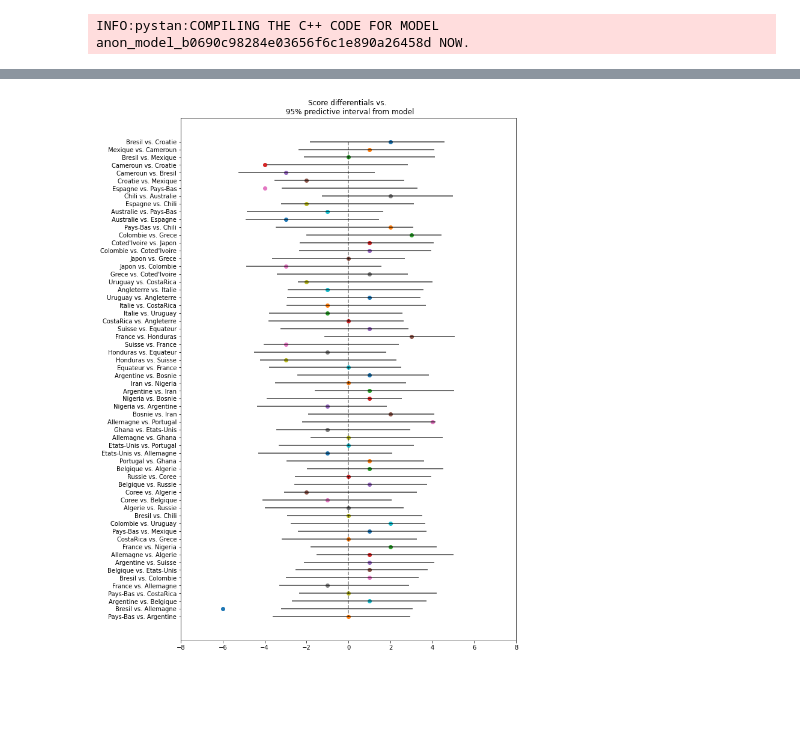
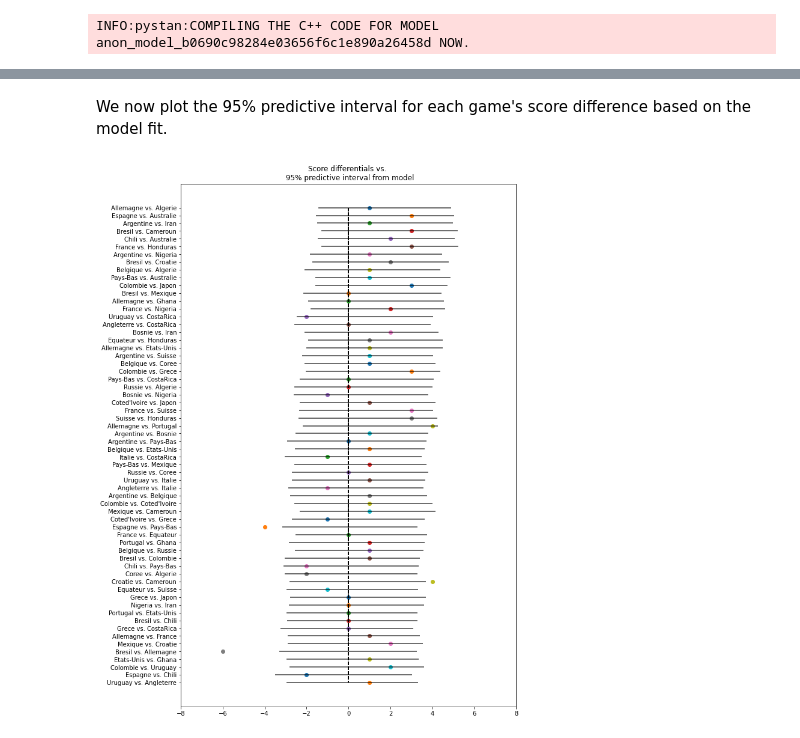
Before and after one commit to maw501/world-cup, a Jupyter notebook: world_cup/notebooks/fit_model.ipynb, the cells around one changed output, grey strips where cells are left out. Saved outputs shown, nothing was run; the diff lists cells and outputs as text; code cells hidden in the pictures; blank space fills up the shorter version.

Commit message:
update basic model fit to reflect prior ranking

```diff
--- a/world_cup/notebooks/fit_model.ipynb
+++ b/world_cup/notebooks/fit_model.ipynb
@@ -77,0 +76,4 @@ score_diffs = team_1_score - team_2_score
+# %%
+data["team_1_rank"] = data["team_1"].apply(lambda x: ranking_dict[x])
+data["team_2_rank"] = data["team_2"].apply(lambda x: ranking_dict[x])
+team_1_fave = data["team_1_rank"].values < data["team_2_rank"].values
@@ -77,0 +106,8 @@ score_diffs = team_1_score - team_2_score
+# %%
+data["abs_rank_diff"] = np.abs(
+    data["team_1_rank"].values - data["team_2_rank"].values
+)
+data["fave_underdog_score_diff"] = (
+    data["fave_score"].values - data["underdog_score"].values
+)
+data = data.sort_values(["abs_rank_diff", "fave"], ascending=[False, True])
@@ -82,11 +122,11 @@ degrees_of_freedom = 7
 # %%
-data = {
+stan_data = {
     "num_teams": num_teams,
     "num_games": num_games,
-    "team_1_rank": team_1_rank,
-    "team_1_score": team_1_score,
-    "team_2_rank": team_2_rank,
-    "team_2_score": team_2_score,
+    "team_1_rank": data["fave_rank"].values.astype(np.uint8),
+    "team_1_score": data["fave_score"].values,
+    "team_2_rank": data["underdog_rank"].values.astype(np.uint8),
+    "team_2_score": data["underdog_score"].values,
     "prior_score": prior_score,
     "deg_freedom": degrees_of_freedom,
 }
@@ -95,7 +135,7 @@ model = pystan.StanModel(file="../stan_models/worldcup-no-sqrt.stan")
 # %% [output]
 INFO:pystan:COMPILING THE C++ CODE FOR MODEL anon_model_b0690c98284e03656f6c1e890a26458d NOW.
 # %%
-fit = model.sampling(data=data)
+fit = model.sampling(data=stan_data)
 params = fit.extract(permuted=True)
 print(fit)
 # %% [output]
@@ -141,26 +184,26 @@ plt.title("Team quality estimate +/- 1 SE");
+# %% [markdown]
+We now plot the 95% predictive interval for each game's score difference based on the model fit.
 # %%
 q = 0.95
-outside_interval = 0
 
 games = [
     f"{a} vs. {b}"
-    for a, b in zip(data2012["team_1"].values, data2012["team_2"].values)
+    for a, b in zip(data["fave"].values, data["underdog"].values)
 ]
 fig, ax = plt.subplots(figsize=(10, 16))
 for i in range(num_games):
     lq, uq = np.quantile(
         params["ypred"][:, i], q=[(1 - q) / 2, q + (1 - q) / 2]
     )
-    ax.scatter(score_diffs[i], i + 1)
+    ax.scatter(data["fave_underdog_score_diff"].values[i], i + 1)
     ax.hlines(i + 1, lq, uq, alpha=0.75)
-    if score_diffs[i] > uq or score_diffs[i] < lq:
-        outside_interval += 1
-plt.vlines(0, 1, num_games, linestyle="--", alpha=0.5)
+
+    plt.vlines(0, 1, num_games, linestyle="--", alpha=0.5)
 plt.gca().invert_yaxis()
 plt.xlim(-8, 8)
 plt.yticks(range(1, num_games + 1), games)
 plt.title(
     f"Score differentials vs. \n {q*100:.0f}% predictive interval from model"
 );
 # %% [output]
-[figure, old version]
+[figure, new version]
```
Also changed, not shown: parts of 13 cells of this notebook.
